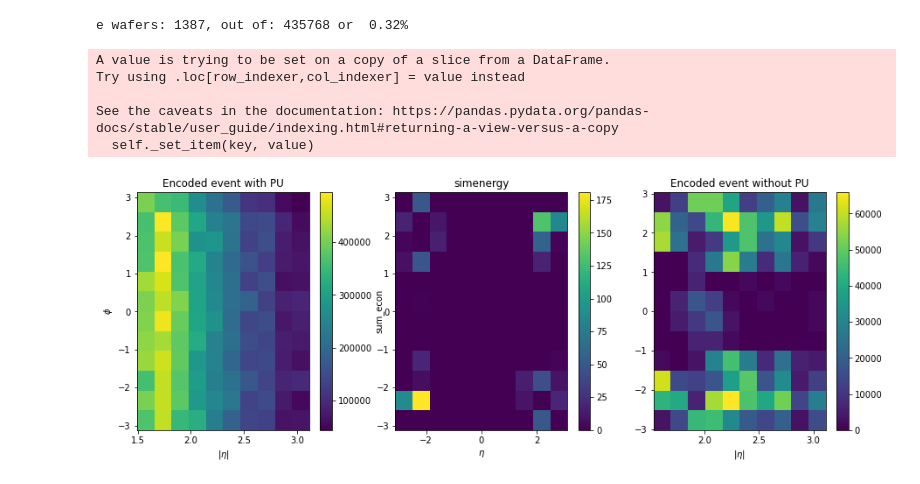
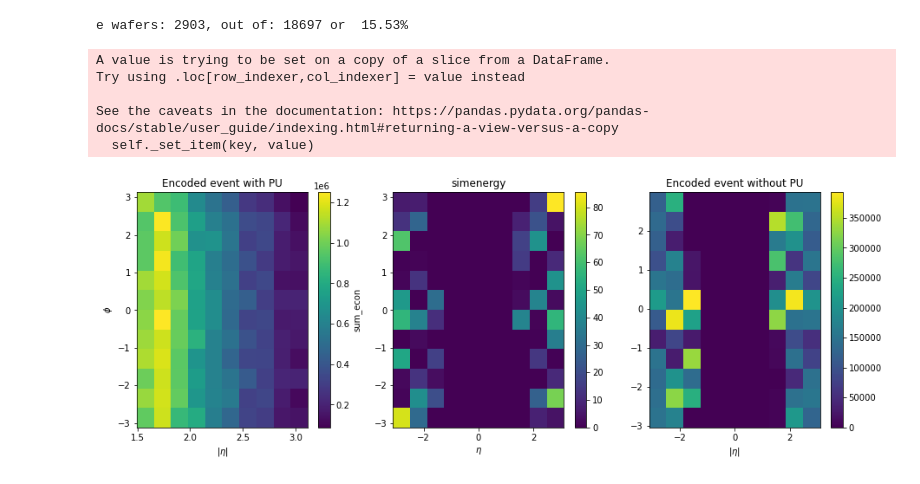
Before and after one commit to rohanshenoy/EcoderGNN, a Jupyter notebook: gnn_elegun_mc.ipynb, the cells around one changed output. Saved outputs shown, nothing was run; the diff lists cells and outputs as text; code cells hidden in the pictures.

```diff
--- a/gnn_elegun_mc.ipynb
+++ b/gnn_elegun_mc.ipynb
@@ -22,6 +24,6 @@ from torch_geometric.nn import GCNConv
 # %%
-ntuple_dir = '/ecoderemdvol/EleGun/EPGun-PU200/data/econ_ntuples/0002/'
-root_dir = 'FloatingpointAutoEncoderEMDAEMSEttbarDummyHistomaxGenmatchGenclustersntuple'
+ntuple_dir = '/ecoderemdvol/econ_ntuples/qk/'
+root_dir = 'FloatingpointAEttbarDummyHistomaxGenmatchGenclustersntuple'
 
 df_econ = loadEconData(ntuple_dir,root_dir,'econ_data.csv',False)
 
@@ -33,9 +35,9 @@ df_nodes=df_econ[['ECON_0', 'ECON_1', 'ECON_2', 'ECON_3', 'ECON_4', 'ECON_5', 'E
 df_nodes.reset_index(inplace=True)
 
 count = (df_econ['wafer_energy'] != 0).sum()
-print('e wafers: '+str(count)+', out of: '+str(df_econ.size)+' or  '+ str(round(count/df_econ.size*100,2))+'%')
+print('e wafers: '+str(count)+', out of: '+str(len(df_econ['wafer_energy']))+' or  '+ str(round(count/len(df_econ['wafer_energy'])*100,2))+'%')
 # %% [output]
-e wafers: 1387, out of: 435768 or  0.32%
+e wafers: 2903, out of: 18697 or  15.53%
 # %%
 cols = ['ECON_0', 'ECON_1', 'ECON_2', 'ECON_3', 'ECON_4', 'ECON_5', 'ECON_6',
        'ECON_7', 'ECON_8', 'ECON_9', 'ECON_10', 'ECON_11', 'ECON_12','ECON_13', 'ECON_14', 'ECON_15']
@@ -51,21 +53,21 @@ See the caveats in the documentation: https://pandas.pydata.org/pandas-docs/stab
 # %%
 fig, axes = plt.subplots(1,3,figsize=(15,5))
 plt.subplot(1,3,1)
 h1 = plt.hist2d(x=abs(df_nodes['tc_eta']),y=df_nodes['tc_phi'],bins=(10,12),weights=df_nodes['sum'])
 fig.colorbar(h1[3],label='sum_econ')
 plt.xlabel(r'$|\eta|$');
 plt.ylabel(r'$\phi$');
 plt.title('Encoded event with PU');
 plt.subplot(1,3,2)
 h2 = plt.hist2d(x=df_nodes['tc_eta'],y=df_nodes['tc_phi'],bins=(10,12),weights=df_nodes['wafer_energy'])
 fig.colorbar(h2[3])
 plt.xlabel(r'$\eta$');
 plt.title('simenergy');
 df_nodes_w_simenergy = df_nodes[df_nodes.wafer_energy>0]
 plt.subplot(1,3,3)
-h3 = plt.hist2d(x=abs(df_nodes_w_simenergy['tc_eta']),y=df_nodes_w_simenergy['tc_phi'],bins=(10,12),weights=df_nodes_w_simenergy['sum'])
+h3 = plt.hist2d(x=(df_nodes_w_simenergy['tc_eta']),y=df_nodes_w_simenergy['tc_phi'],bins=(10,12),weights=df_nodes_w_simenergy['sum'])
 fig.colorbar(h3[3])
 plt.xlabel(r'$|\eta|$');
 plt.title('Encoded event without PU');
 # %% [output]
-[figure, old version]
+[figure, new version]
```
Also changed, not shown: parts of 24 cells of this notebook.
